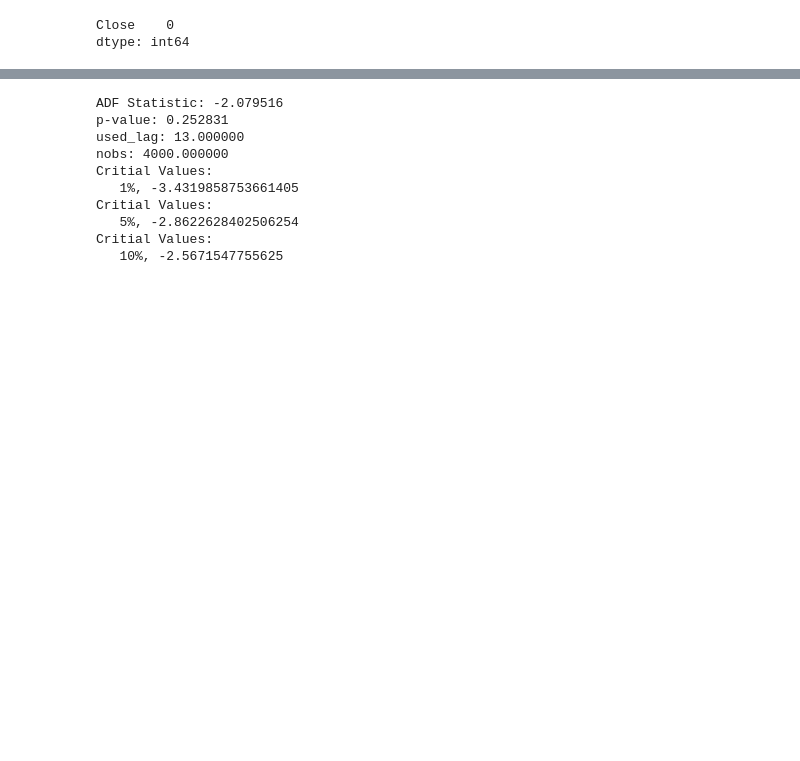
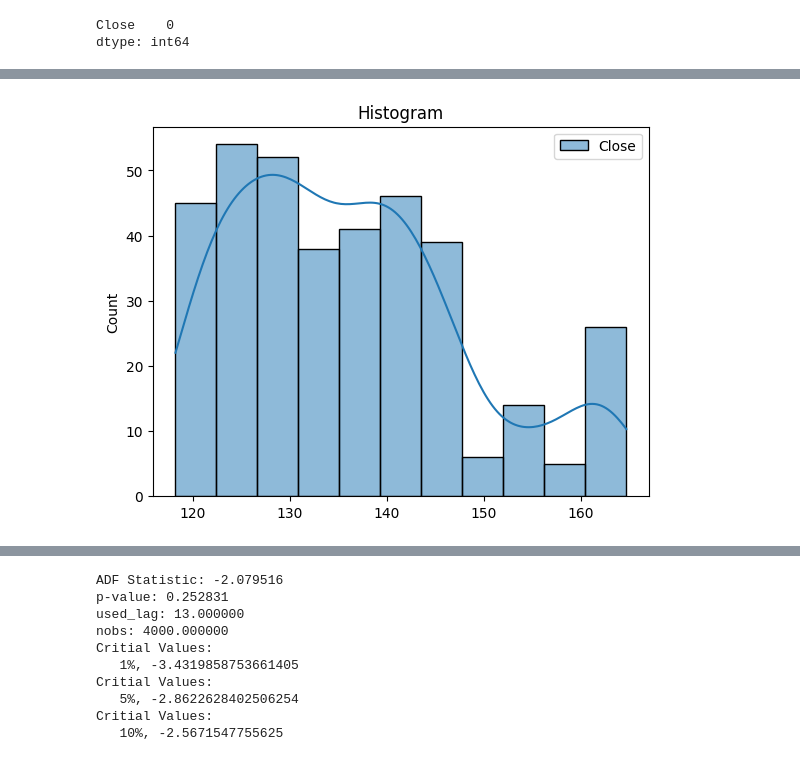
Before and after one commit to aferrers/stockpriceprediction, a Jupyter notebook: notebooks/notebook1.ipynb, the cells around one changed output, grey strips where cells are left out. Saved outputs shown, nothing was run; the diff lists cells and outputs as text; code cells hidden in the pictures; blank space fills up the shorter version.

```diff
--- a/notebooks/notebook1.ipynb
+++ b/notebooks/notebook1.ipynb
@@ -121,0 +177,8 @@ plot_series(df_ibm)
+# %%
+import seaborn as sns
+
+sns.histplot(clean_ibm_filtered, kde=True)
+plt.title('Histogram')
+plt.show()
+# %% [output]
+[figure, added]
```
Also changed, not shown: parts of 61 cells of this notebook, 6 other files.
